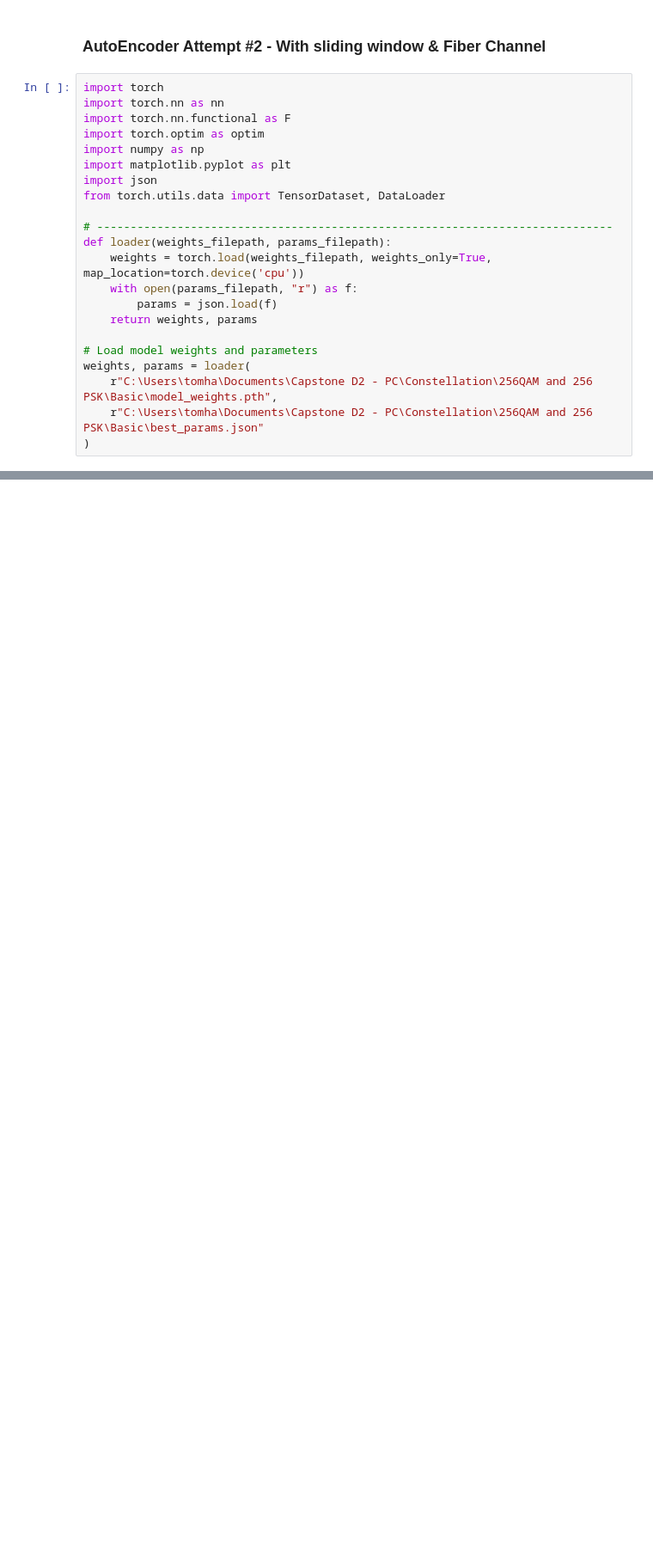
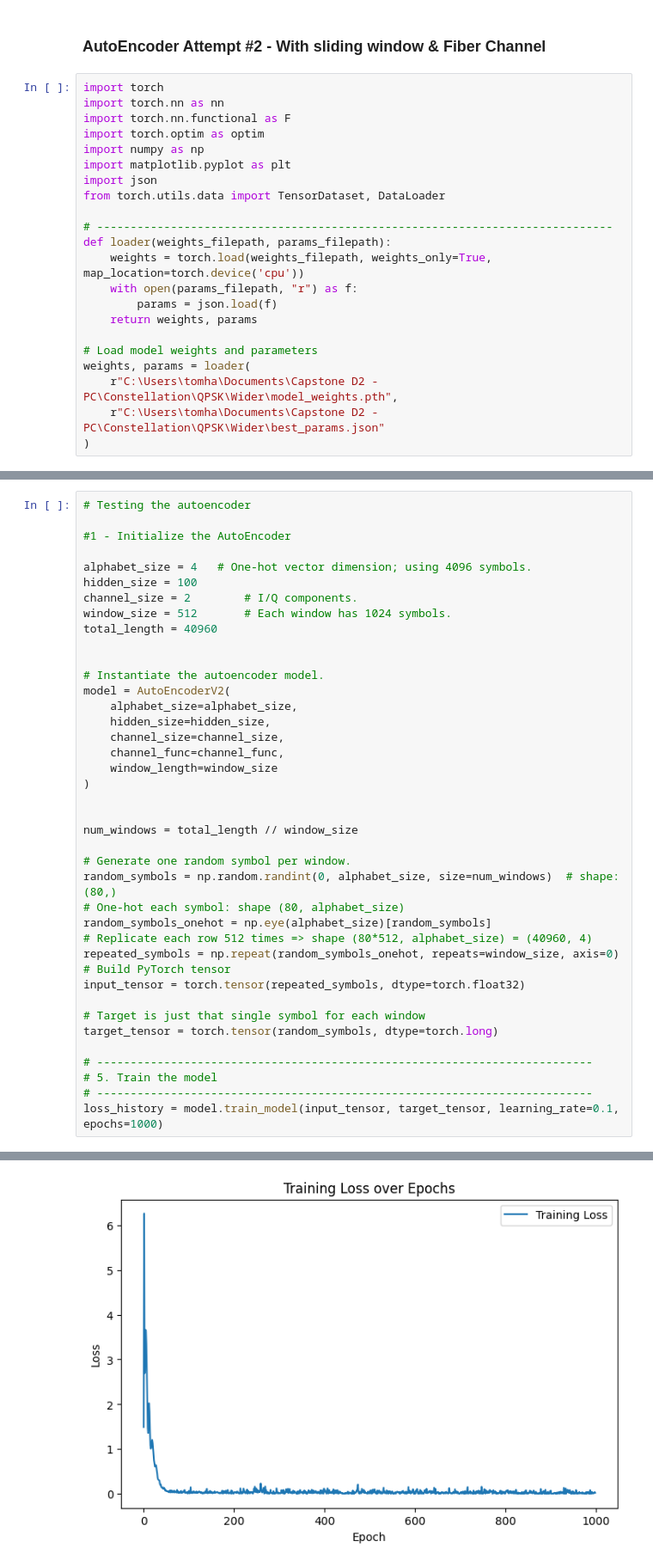
Before and after one commit to charliegil/Capstone, a Jupyter notebook: autoencoder_v2-Tom.ipynb, the cells around one changed output, grey strips where cells are left out. Shown at 86% size. Drawn from its saved outputs; the diff is of its cells as text; blank space fills up the shorter version.

Commit message:
WORKING AUTOENCODER (I hope)

```diff
--- a/autoencoder_v2-Tom.ipynb
+++ b/autoencoder_v2-Tom.ipynb
@@ -338,6 +338,6 @@ def loader(weights_filepath, params_filepath):
 
 # Load model weights and parameters
 weights, params = loader(
-    r"C:\Users\tomha\Documents\Capstone D2 - PC\Constellation\256QAM and 256 PSK\Basic\model_weights.pth",
-    r"C:\Users\tomha\Documents\Capstone D2 - PC\Constellation\256QAM and 256 PSK\Basic\best_params.json"
+    r"C:\Users\tomha\Documents\Capstone D2 - PC\Constellation\QPSK\Wider\model_weights.pth",
+    r"C:\Users\tomha\Documents\Capstone D2 - PC\Constellation\QPSK\Wider\best_params.json"
 )
@@ -343,0 +537,41 @@ weights, params = loader(
+# %%
+# Testing the autoencoder
+
+#1 - Initialize the AutoEncoder
+
+alphabet_size = 4   # One-hot vector dimension; using 4096 symbols.
+hidden_size = 100
+channel_size = 2        # I/Q components.
+window_size = 512       # Each window has 1024 symbols.
+total_length = 40960
+
+
+# Instantiate the autoencoder model.
+model = AutoEncoderV2(
+    alphabet_size=alphabet_size,
+    hidden_size=hidden_size,
+    channel_size=channel_size,
+    channel_func=channel_func,
+    window_length=window_size
+)
+
+
+num_windows = total_length // window_size
+
+# Generate one random symbol per window.
+random_symbols = np.random.randint(0, alphabet_size, size=num_windows)  # shape: (80,)
+# One-hot each symbol: shape (80, alphabet_size)
+random_symbols_onehot = np.eye(alphabet_size)[random_symbols]
+# Replicate each row 512 times => shape (80*512, alphabet_size) = (40960, 4)
+repeated_symbols = np.repeat(random_symbols_onehot, repeats=window_size, axis=0)
+# Build PyTorch tensor
+input_tensor = torch.tensor(repeated_symbols, dtype=torch.float32)
+
+# Target is just that single symbol for each window
+target_tensor = torch.tensor(random_symbols, dtype=torch.long)
+
+# --------------------------------------------------------------------------
+# 5. Train the model
+# --------------------------------------------------------------------------
+loss_history = model.train_model(input_tensor, target_tensor, learning_rate=0.1, epochs=1000)
+# %% [output]
@@ -343,0 +588 @@ weights, params = loader(
+[figure, added]
```
Also changed, not shown: parts of 16 cells of this notebook.
